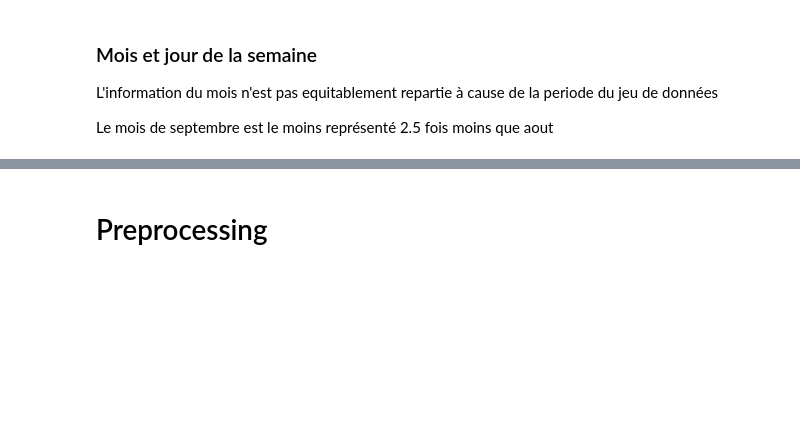
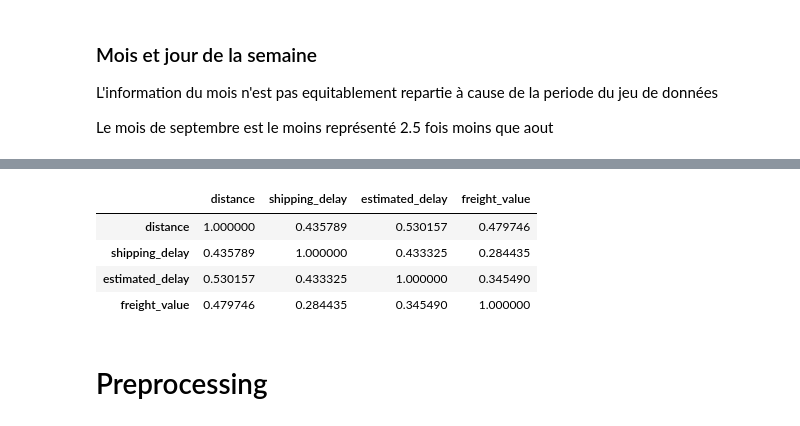
Before and after one commit to Nicolas-Malgat/E2_prediction_temps_livraison, a Jupyter notebook: work/3_feature_engineering.ipynb, the cells around one changed output, grey strips where cells are left out. Saved outputs shown, nothing was run; the diff lists cells and outputs as text; code cells hidden in the pictures; blank space fills up the shorter version.

```diff
--- a/work/3_feature_engineering.ipynb
+++ b/work/3_feature_engineering.ipynb
@@ -158,3 +168,11 @@ px.histogram(df.distance, height=300)
+# %%
+df[['distance', 'shipping_delay', 'estimated_delay', 'freight_value']].corr()
+# %% [output]
+|  | distance | shipping_delay | estimated_delay | freight_value |
+| distance | 1.000000 | 0.435789 | 0.530157 | 0.479746 |
+| shipping_delay | 0.435789 | 1.000000 | 0.433325 | 0.284435 |
+| estimated_delay | 0.530157 | 0.433325 | 1.000000 | 0.345490 |
+| freight_value | 0.479746 | 0.284435 | 0.345490 | 1.000000 |
 # %% [markdown]
 # Preprocessing
 # %%
```
Also changed, not shown: parts of 12 cells of this notebook, 16 other files.
